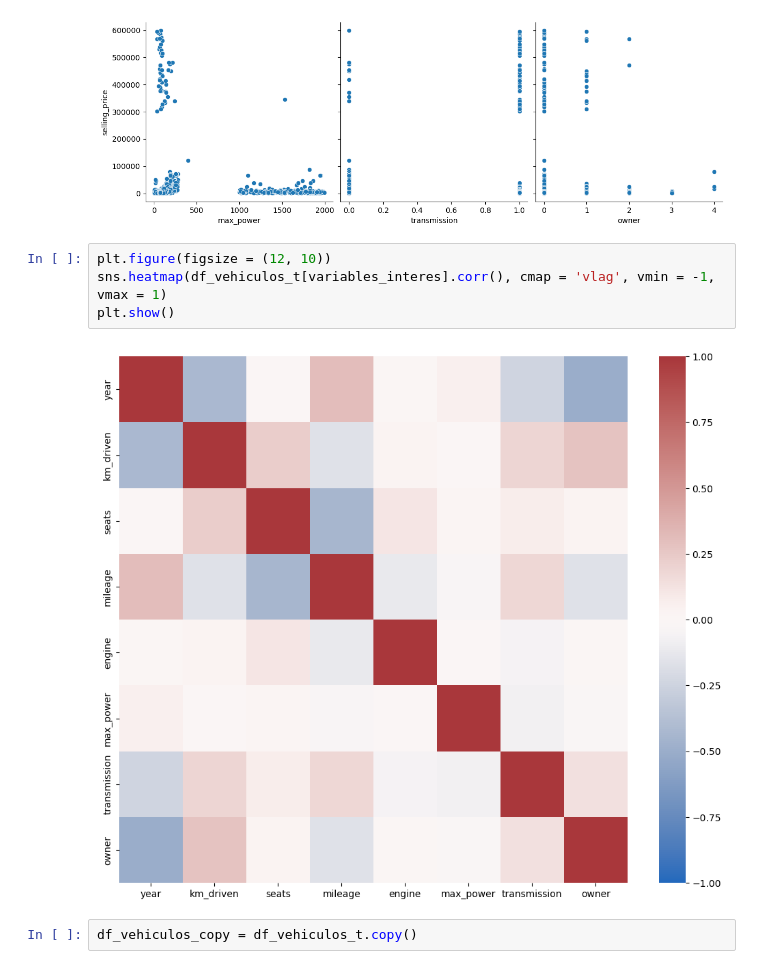
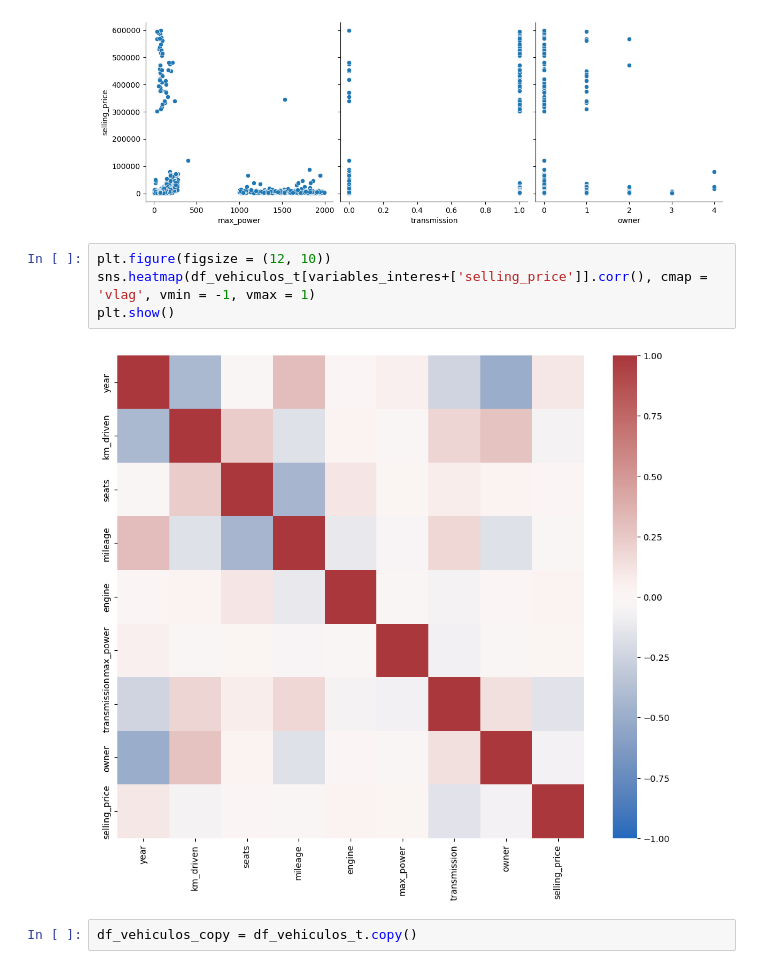
Before and after one commit to Paolaaaaaa/Lab2-Regresion, a Jupyter notebook: Regresion.ipynb, the cells around one changed output. Saved outputs shown, nothing was run; the diff lists cells and outputs as text.

```diff
--- a/Regresion.ipynb
+++ b/Regresion.ipynb
@@ -273,10 +273,10 @@ plt.show()
 [figure]
 # %%
 plt.figure(figsize = (12, 10))
-sns.heatmap(df_vehiculos_t[variables_interes].corr(), cmap = 'vlag', vmin = -1, vmax = 1)
+sns.heatmap(df_vehiculos_t[variables_interes+['selling_price']].corr(), cmap = 'vlag', vmin = -1, vmax = 1)
 plt.show()
 # %% [output]
-[figure, old version]
+[figure, new version]
 # %%
 df_vehiculos_copy = df_vehiculos_t.copy()
 # %% [markdown]
```
Also changed, not shown: parts of 46 cells of this notebook, 4 other files.
